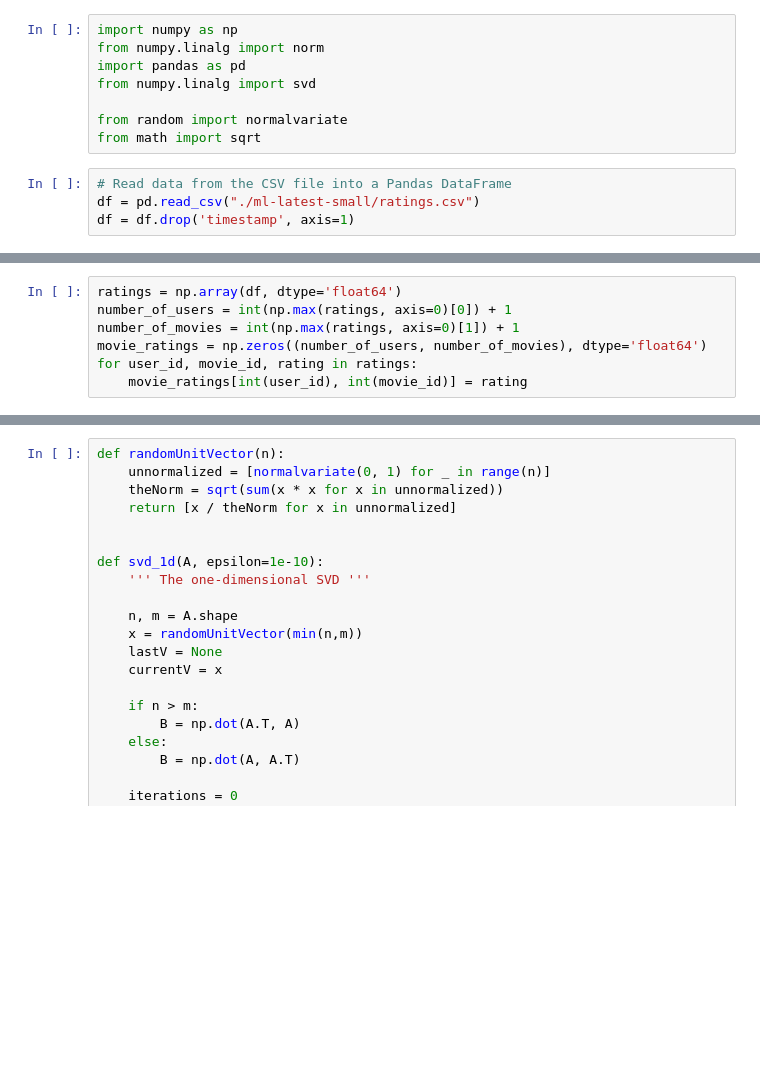
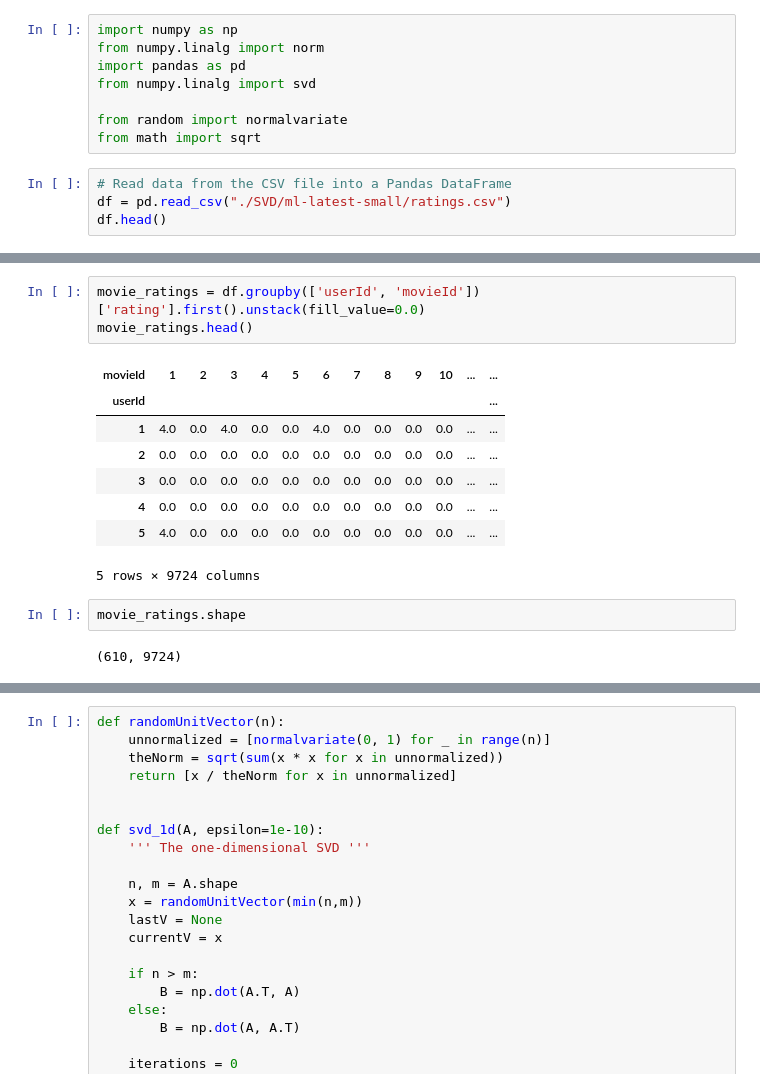
Before and after one commit to MohammadMazrouei/Movie-Recommender-SVD, a Jupyter notebook: svd.ipynb, the cells around one changed output, grey strips where cells are left out. Drawn from its saved outputs; the diff is of its cells as text; blank space fills up the shorter version.

```diff
--- a/svd.ipynb
+++ b/svd.ipynb
@@ -8,5 +8,5 @@ from random import normalvariate
 from math import sqrt
 # %%
 # Read data from the CSV file into a Pandas DataFrame
-df = pd.read_csv("./ml-latest-small/ratings.csv")
-df = df.drop('timestamp', axis=1)
+df = pd.read_csv("./SVD/ml-latest-small/ratings.csv")
+df.head()
@@ -13,7 +20,16 @@ df = df.drop('timestamp', axis=1)
 # %%
-ratings = np.array(df, dtype='float64')
-number_of_users = int(np.max(ratings, axis=0)[0]) + 1
-number_of_movies = int(np.max(ratings, axis=0)[1]) + 1
-movie_ratings = np.zeros((number_of_users, number_of_movies), dtype='float64')
-for user_id, movie_id, rating in ratings:
-    movie_ratings[int(user_id), int(movie_id)] = rating
+movie_ratings = df.groupby(['userId', 'movieId'])['rating'].first().unstack(fill_value=0.0)
+movie_ratings.head()
+# %% [output]
+| movieId | 1 | 2 | 3 | 4 | 5 | 6 | 7 | 8 | 9 | 10 | ... | ... |
+| userId |  |  |  |  |  |  |  |  |  |  |  | ... |
+| 1 | 4.0 | 0.0 | 4.0 | 0.0 | 0.0 | 4.0 | 0.0 | 0.0 | 0.0 | 0.0 | ... | ... |
+| 2 | 0.0 | 0.0 | 0.0 | 0.0 | 0.0 | 0.0 | 0.0 | 0.0 | 0.0 | 0.0 | ... | ... |
+| 3 | 0.0 | 0.0 | 0.0 | 0.0 | 0.0 | 0.0 | 0.0 | 0.0 | 0.0 | 0.0 | ... | ... |
+| 4 | 0.0 | 0.0 | 0.0 | 0.0 | 0.0 | 0.0 | 0.0 | 0.0 | 0.0 | 0.0 | ... | ... |
+| 5 | 4.0 | 0.0 | 0.0 | 0.0 | 0.0 | 0.0 | 0.0 | 0.0 | 0.0 | 0.0 | ... | ... |
+5 rows × 9724 columns
+# %%
+movie_ratings.shape
+# %% [output]
+(610, 9724)
```
Also changed, not shown: parts of 8 cells of this notebook.
